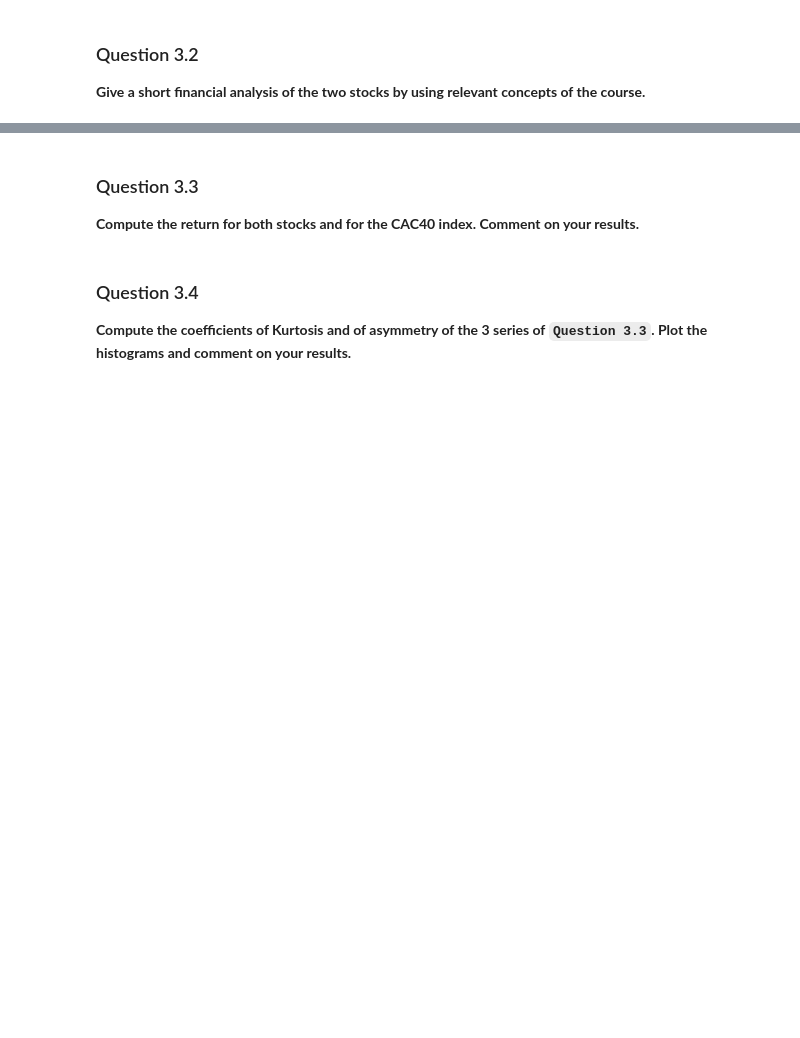
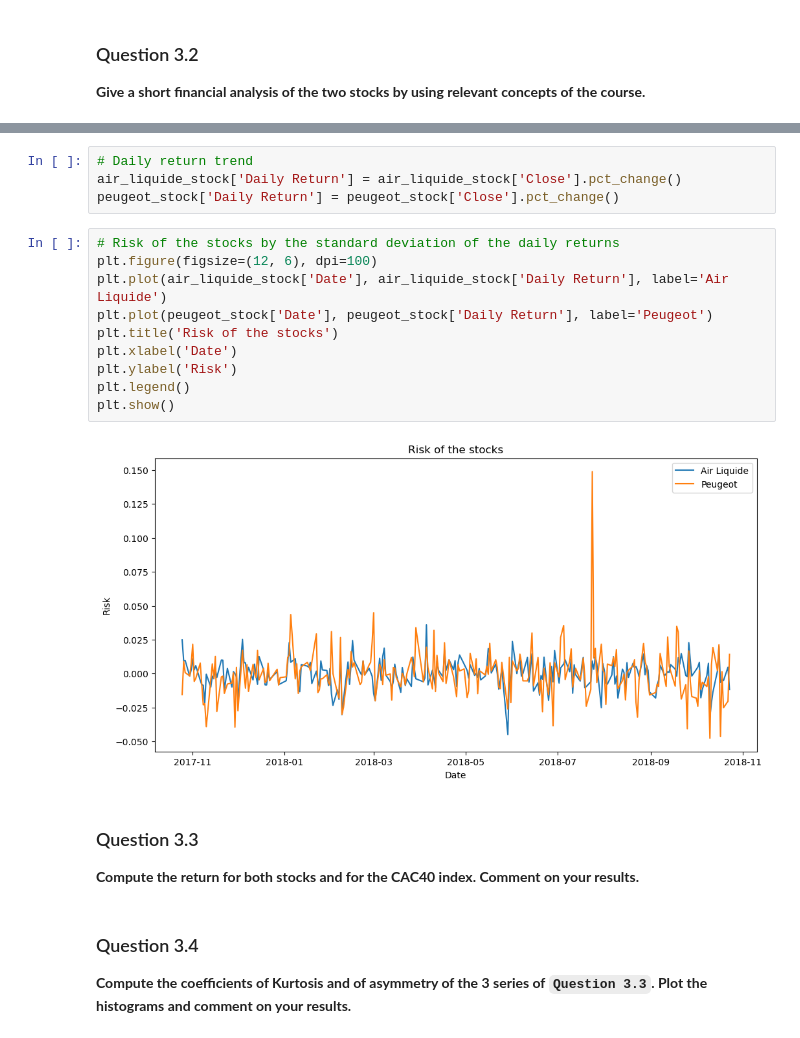
Before and after one commit to leonardohannas/MODS205_TelecomParis, a Jupyter notebook: proj.ipynb, the cells around one changed output, grey strips where cells are left out. Cells and saved outputs as stored; diff of their text form; blank space fills up the shorter version.

```diff
--- a/proj.ipynb
+++ b/proj.ipynb
@@ -170,3 +116,19 @@ updated_list[1].to_csv('peugeot_stock.csv', index=False)
+# %%
+# Daily return trend
+air_liquide_stock['Daily Return'] = air_liquide_stock['Close'].pct_change()
+peugeot_stock['Daily Return'] = peugeot_stock['Close'].pct_change()
+# %%
+# Risk of the stocks by the standard deviation of the daily returns
+plt.figure(figsize=(12, 6), dpi=100)
+plt.plot(air_liquide_stock['Date'], air_liquide_stock['Daily Return'], label='Air Liquide')
+plt.plot(peugeot_stock['Date'], peugeot_stock['Daily Return'], label='Peugeot')
+plt.title('Risk of the stocks')
+plt.xlabel('Date')
+plt.ylabel('Risk')
+plt.legend()
+plt.show()
+# %% [output]
+[figure, added]
 # %% [markdown]
 ### Question 3.3
 **Compute the return for both stocks and for the CAC40 index. Comment on your results.**
```
Also changed, not shown: parts of 8 cells of this notebook, 2 other files.
